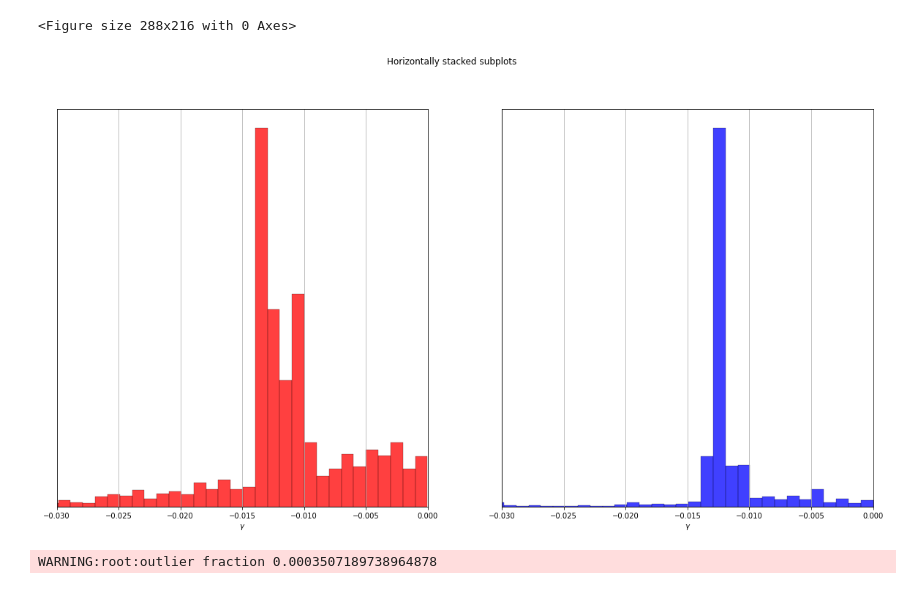
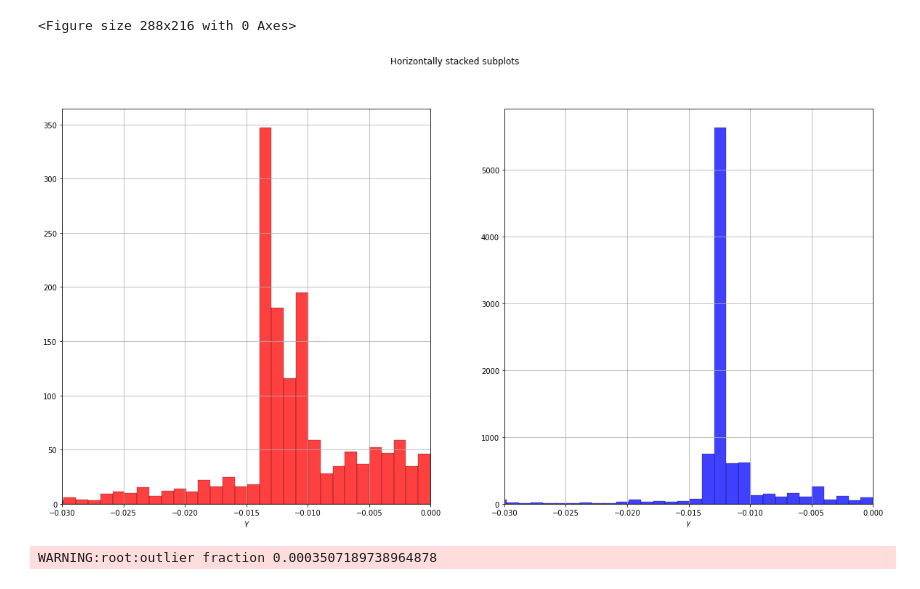
Before and after one commit to igomezv/cosmo_tools, a Jupyter notebook: models/genetic_paper/plots.ipynb, the cells around one changed output. Cells and saved outputs as stored; diff of their text form; code cells hidden in the pictures.

```diff
--- a/models/genetic_paper/plots.ipynb
+++ b/models/genetic_paper/plots.ipynb
@@ -713,28 +713,28 @@ ax2.grid(axis='x')
 # %%
 fig, (ax1, ax2) = plt.subplots(1, 2, figsize=(20,10))
 fig.suptitle('Horizontally stacked subplots')
 # df1 = pd.DataFrame(data1[:,3]).plot(kind='density', ax= ax)
 
 # pd.DataFrame(data2[:,3]).plot(kind='density', ax= ax, label='genetic')
 
 kdeplot = sns.histplot(data_le1[:,5], label='nested', ax=ax1, bins=200, color='red')
 kdeplot = sns.histplot(data_le2[:,5], label='genetic', ax=ax2, bins=200, color='blue')
 
 ax1.set_xlabel('$\gamma$')
-ax1.set_yticks([])
+# ax1.set_yticks([])
 ax1.set_ylabel('')
 
 ax2.set_xlabel('$\gamma$')
-ax2.set_yticks([])
+# ax2.set_yticks([])
 ax2.set_ylabel('')
 
 ax1.axis(xmin=-0.03, xmax=0.0)
 ax2.axis(xmin=-0.03, xmax=0.0)
 
 ax1.grid()
 ax2.grid()
 # %% [output]
-[figure, old version]
+[figure, new version]
 # %%
 mc_samp = mcsamples.loadMCSamples(dir_name_le + root_le, settings={'ignore_rows':0.2})
 mcsamplefile = mc_samp
```
Also changed, not shown: 4 other files.
